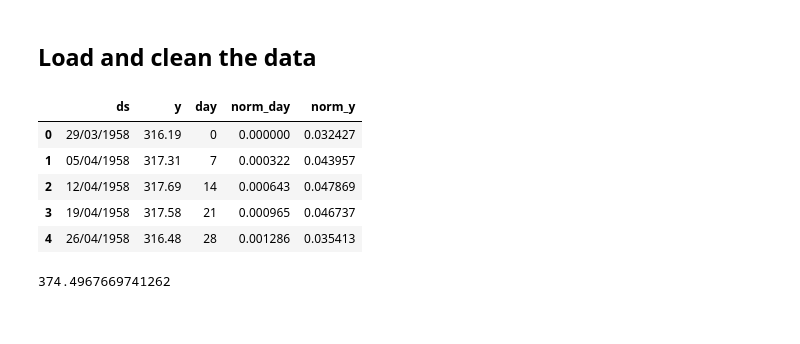
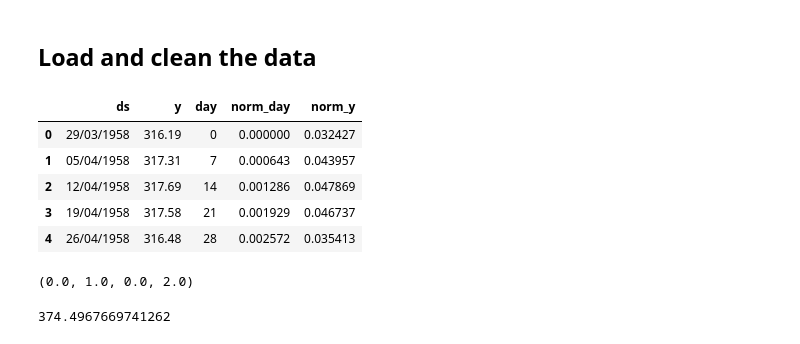
Before and after one commit to guydav/minerva, a Jupyter notebook: notebooks/CS146/0.X Final Project (Stan).ipynb, the cells around one changed output. Saved outputs shown, nothing was run; the diff lists cells and outputs as text; code cells hidden in the pictures.

```diff
--- a/notebooks/CS146/0.X Final Project (Stan).ipynb
+++ b/notebooks/CS146/0.X Final Project (Stan).ipynb
@@ -36,26 +36,30 @@ RANDOM_SEED = 33
 # %%
 DATE_FORMAT = r'%d/%m/%Y'
 
 mauna_loa = pandas.read_csv(r'./weekly_in_situ_co2_mlo_data_only.csv')
 first_day = datetime.strptime(mauna_loa['ds'][0], r'%d/%m/%Y')
 mauna_loa['day'] = [(datetime.strptime(date_string, DATE_FORMAT) - first_day).days
                     for date_string in mauna_loa['ds']]
 
 day_range = max(mauna_loa['day']) - min(mauna_loa['day'])
-mauna_loa['norm_day'] = mauna_loa['day'] / day_range
+mauna_loa['norm_day'] = mauna_loa['day'] / day_range * 2
 
 y_min = min(mauna_loa['y'])
 y_range = max(mauna_loa['y']) - y_min
 mauna_loa['norm_y'] = (mauna_loa['y'] - y_min)/ y_range
 
 mauna_loa.head()
 # %% [output]
 |  | ds | y | day | norm_day | norm_y |
 | 0 | 29/03/1958 | 316.19 | 0 | 0.000000 | 0.032427 |
-| 1 | 05/04/1958 | 317.31 | 7 | 0.000322 | 0.043957 |
-| 2 | 12/04/1958 | 317.69 | 14 | 0.000643 | 0.047869 |
-| 3 | 19/04/1958 | 317.58 | 21 | 0.000965 | 0.046737 |
-| 4 | 26/04/1958 | 316.48 | 28 | 0.001286 | 0.035413 |
+| 1 | 05/04/1958 | 317.31 | 7 | 0.000643 | 0.043957 |
+| 2 | 12/04/1958 | 317.69 | 14 | 0.001286 | 0.047869 |
+| 3 | 19/04/1958 | 317.58 | 21 | 0.001929 | 0.046737 |
+| 4 | 26/04/1958 | 316.48 | 28 | 0.002572 | 0.035413 |
+# %%
+min(mauna_loa['norm_y']), max(mauna_loa['norm_y']), min(mauna_loa['norm_day']), max(mauna_loa['norm_day'])
+# %% [output]
+(0.0, 1.0, 0.0, 2.0)
 # %%
 2 * np.pi / (365.25 / day_range)
 # %% [output]
```
Also changed, not shown: parts of 29 cells of this notebook, 2 other files.
